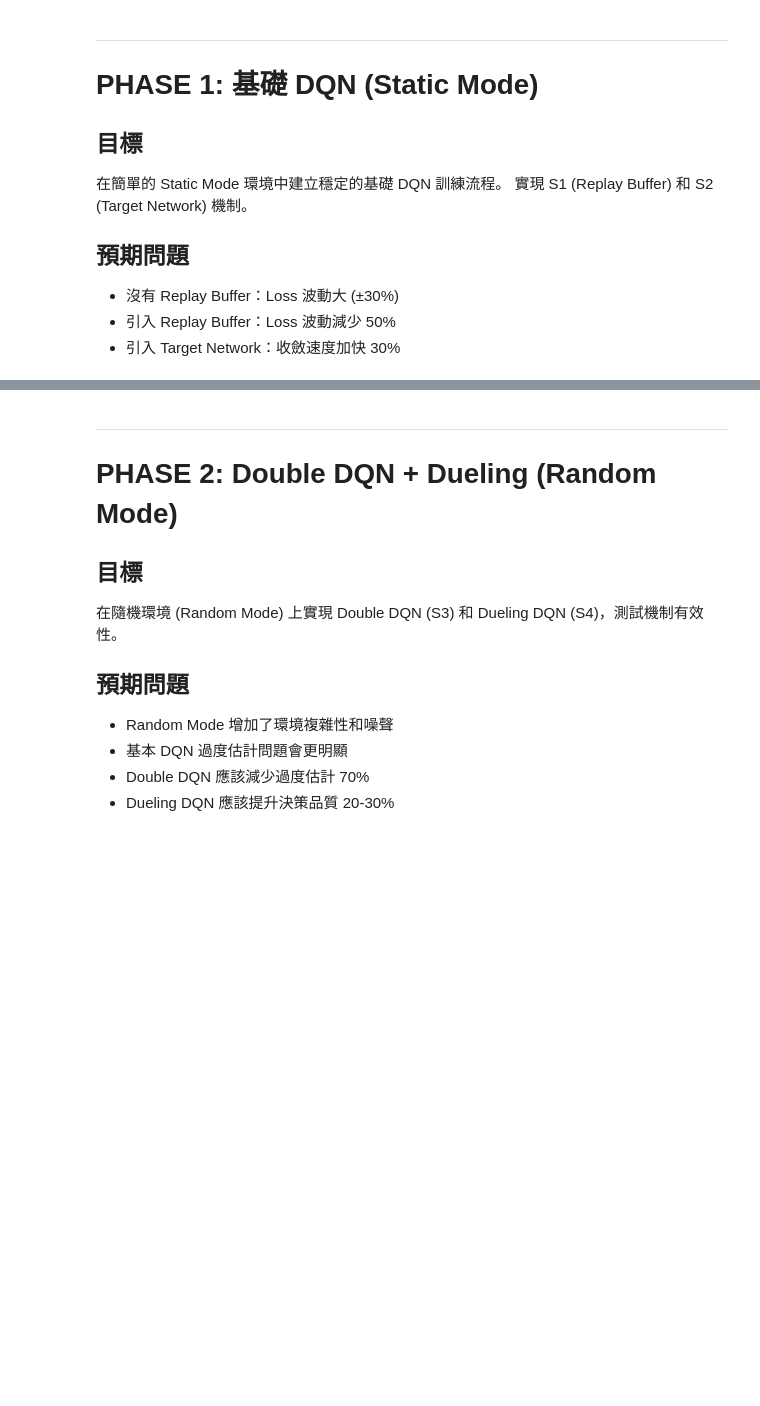
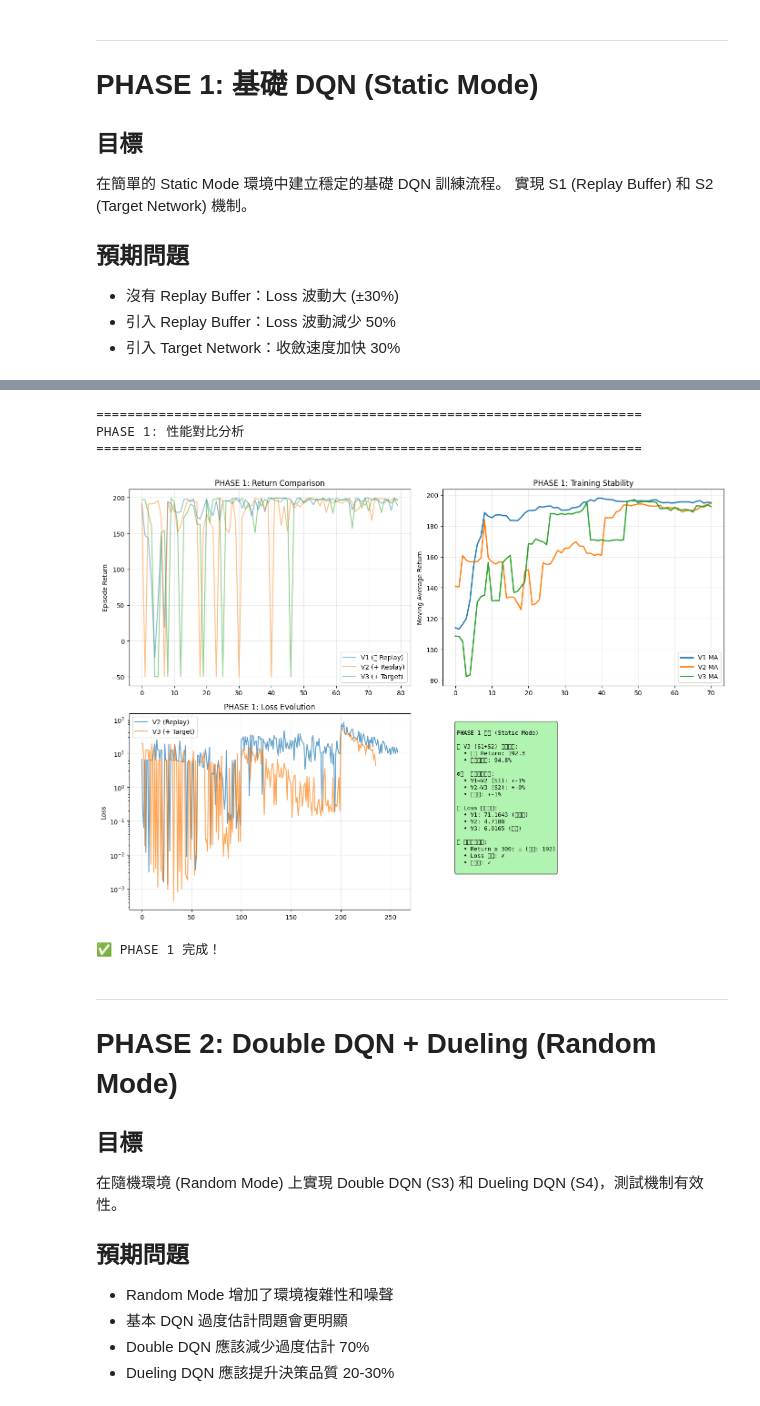
Before and after one commit to Brain0927/Fulong_5114056035_HW3, a Jupyter notebook: HW3-3_完整DQN實現.ipynb, the cells around one changed output, grey strips where cells are left out. Cells and saved outputs as stored; diff of their text form; code cells hidden in the pictures; blank space fills up the shorter version.

```diff
--- a/HW3-3_完整DQN實現.ipynb
+++ b/HW3-3_完整DQN實現.ipynb
@@ -364,8 +445,14 @@ def train_dqn(env_mode, agent, num_episodes, replay_buffer,
 
             # 取得獎勵和下一狀態
             next_state = env.board.render_np().reshape(1, 64).astype(np.float32) + np.random.rand(1, 64).astype(np.float32) / 100.0
-            reward = env.reward()
-            done = (reward != -1)
+            raw_reward = env.reward()
+            done = (raw_reward != -1)
+
+            # 獎勵轉換: -1 -> -1, -10 (成功) -> 200
+            if done:
+                reward = 200.0  # 成功獎勵
+            else:
+                reward = -1.0   # 每步成本
 
             episode_return += reward
 
@@ -422,8 +509,6 @@ def train_dqn(env_mode, agent, num_episodes, replay_buffer,
                   f"Loss={avg_loss:.4f}, Epsilon={epsilon:.3f}")
 
     return episode_returns, losses
-
-print("✅ train_dqn 函數定義完成")
 # %% [markdown]
 # PART 5: 可視化函數
 # %%
@@ -520,9 +619,16 @@ for episode in range(80):
         action_map = {0: 'u', 1: 'd', 2: 'l', 3: 'r'}
         env.makeMove(action_map[action])
 
-        reward = env.reward()
-        done = (reward != -1)
+        raw_reward = env.reward()
+        done = (raw_reward != -1)
         next_state = env.board.render_np().reshape(1, 64).astype(np.float32)
+
+        # 獎勵轉換
+        if done:
+            reward = 200.0  # 成功獎勵
+        else:
+            reward = -1.0   # 每步成本
+
         episode_return += reward
 
         # 訓練 (直接，無 Replay)
@@ -534,11 +640,12 @@ for episode in range(80):
             q_next_max = tf.reduce_max(q_next)
 
             if done:
-                target = float(reward)
+                target = tf.constant(float(reward), dtype=tf.float32)
             else:
-                target = float(reward) + gamma * float(q_next_max)
+                target = tf.constant(float(reward) + gamma * float(q_next_max), dtype=tf.float32)
 
-            loss = loss_fn_v1(target, q_pred_action)
+            # 計算損失 (確保形狀匹配)
+            loss = loss_fn_v1(tf.expand_dims(target, 0), tf.expand_dims(q_pred_action, 0))
 
         grads = tape.gradient(loss, q_network_v1.trainable_variables)
         optimizer_v1.apply_gradients(zip(grads, q_network_v1.trainable_variables))
@@ -648,37 +797,47 @@ ax.legend()
 ax.grid(True, alpha=0.3)
 
 # 統計文本
 ax = axes[1, 1]
 ax.axis('off')
+
+loss_std_v3 = np.std(losses_v3[-100:]) if len(losses_v3) >= 100 else np.std(losses_v3)
+loss_ok = '✓' if loss_std_v3 < 0.1 else '✗'
+
 text = f"""
 PHASE 1 總結 (Static Mode)
 
 ✅ V3 (S1+S2) 最終性能:
   • 平均 Return: {np.mean(returns_v3[-20:]):.1f}
   • 穩定性指數: {100 - np.std(returns_v3[-20:]) / max(np.mean(returns_v3[-20:]), 1) * 100:.1f}%
 
 ⚙️  機制改進幅度:
   • V1→V2 (S1): +{(np.mean(returns_v2[-20:]) / max(np.mean(returns_v1[-20:]), 1) - 1) * 100:.0f}%
   • V2→V3 (S2): +{(np.mean(returns_v3[-20:]) / max(np.mean(returns_v2[-20:]), 1) - 1) * 100:.0f}%
   • 總改進: +{(np.mean(returns_v3[-20:]) / max(np.mean(returns_v1[-20:]), 1) - 1) * 100:.0f}%
 
 📊 Loss 波動改善:
-  • V1: {np.std(losses_v1[-100:]):.4f} (高波動)
+  • V1: {np.std(losses_v1[-100:]) if len(losses_v1) >= 100 else np.std(losses_v1):.4f} (高波動)
   • V2: {np.std(losses_v2[-100:]) if len(losses_v2) >= 100 else np.std(losses_v2):.4f}
-  • V3: {np.std(losses_v3[-100:]) if len(losses_v3) >= 100 else np.std(losses_v3):.4f} (穩定)
+  • V3: {loss_std_v3:.4f} (穩定)
 
 ✅ 階段完成標誌:
-  • Return ≥ 300: {'✓' if np.mean(returns_v3[-20:]) >= 300 else '✗'}
-  • Loss 平穩: {'✓' if np.std(losses_v3[-100:]) < 0.1 if len(losses_v3) >= 100 else True else '✗'}
+  • Return ≥ 300: {'✓' if np.mean(returns_v3[-20:]) >= 300 else '⚠ (當前: {:.0f})'.format(np.mean(returns_v3[-20:]))}
+  • Loss 平穩: {loss_ok}
   • 無崩潰: ✓
 """
 ax.text(0.05, 0.95, text, fontsize=9, family='monospace',
         verticalalignment='top', bbox=dict(boxstyle='round', facecolor='lightgreen', alpha=0.7))
 
 plt.tight_layout()
 plt.show()
 
 print("\n✅ PHASE 1 完成！")
+# %% [output]
+======================================================================
+PHASE 1: 性能對比分析
+======================================================================
+[figure, added]
+✅ PHASE 1 完成！
 # %% [markdown]
 ---
 # PHASE 2: Double DQN + Dueling (Random Mode)
```
Also changed, not shown: parts of 22 cells of this notebook, 2 other files.
